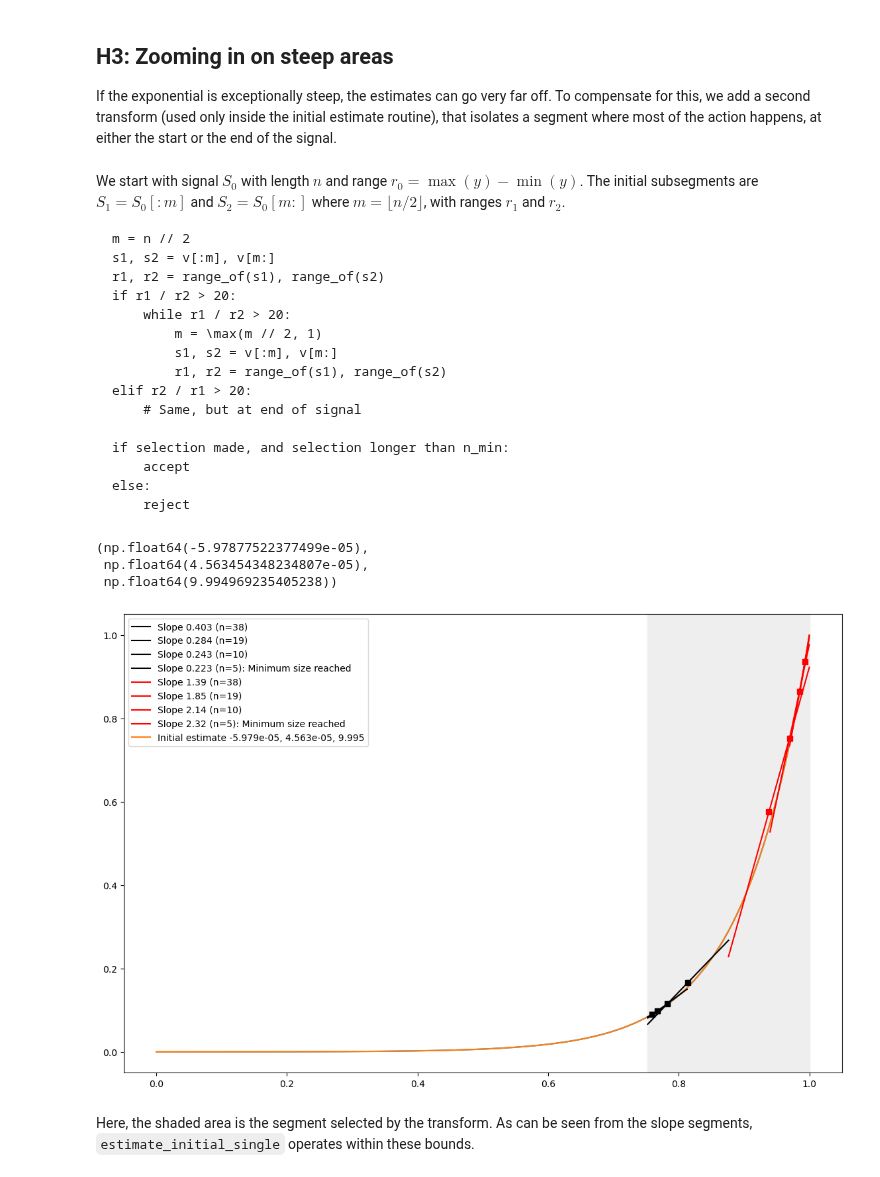
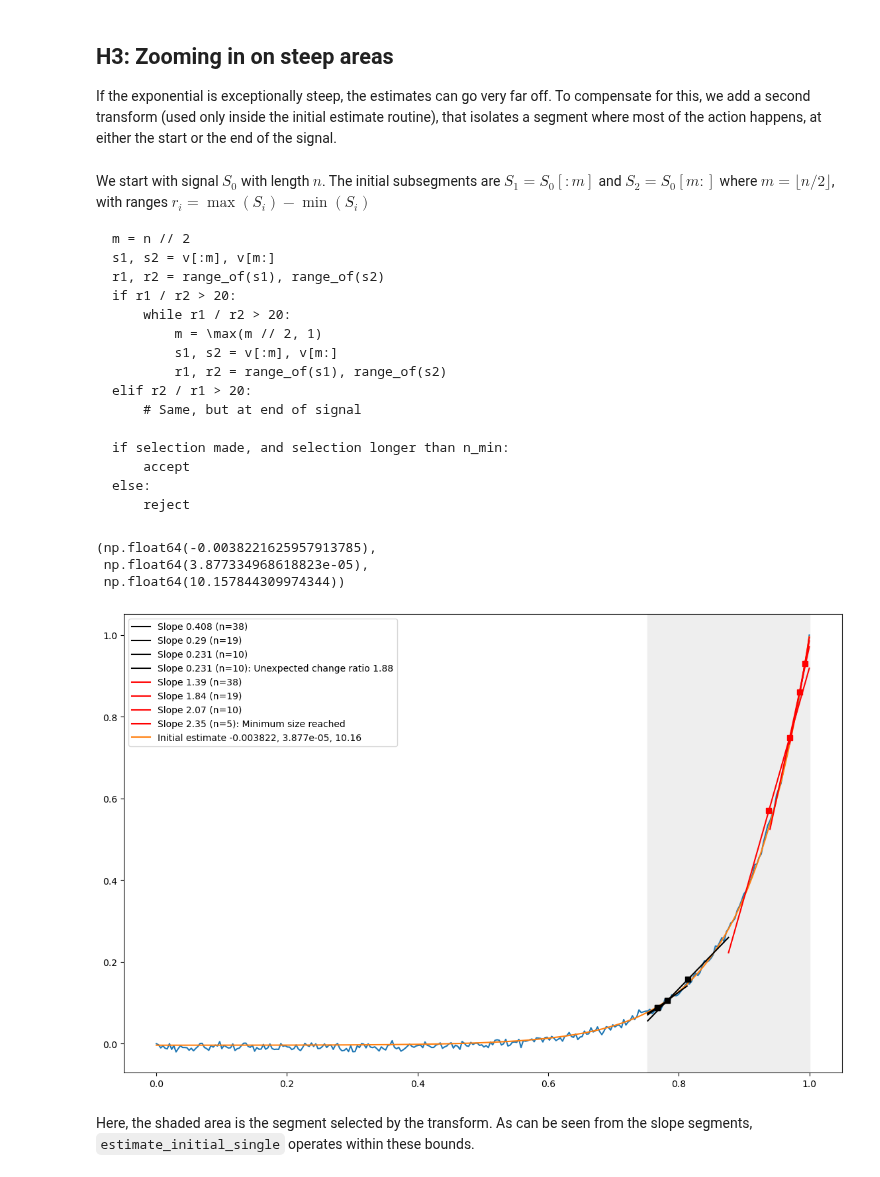
Before and after one commit to myokit/expfit, a Jupyter notebook: docs/expfit-1-initial-guess-single.ipynb, the cells around one changed output. Saved outputs shown, nothing was run; the diff lists cells and outputs as text; code cells hidden in the pictures.

````diff
--- a/docs/expfit-1-initial-guess-single.ipynb
+++ b/docs/expfit-1-initial-guess-single.ipynb
@@ -284,8 +310,8 @@ demo(x, y)
 If the exponential is exceptionally steep, the estimates can go very far off.
 To compensate for this, we add a second transform (used only inside the initial estimate routine), that isolates a segment where most of the action happens, at either the start or the end of the signal.
 # %% [markdown]
-We start with signal $S_0$ with length $n$ and range $r_0 = \max(y) - \min(y)$.
-The initial subsegments are $S_1 = S_0[:m]$ and $S_2 = S_0[m:]$ where $m = \lfloor n / 2 \rfloor$, with ranges $r_1$ and $r_2$.
+We start with signal $S_0$ with length $n$.
+The initial subsegments are $S_1 = S_0[:m]$ and $S_2 = S_0[m:]$ where $m = \lfloor n / 2 \rfloor$, with ranges $r_i = \max(S_i) - \min(S_i)$
 
 ```
 m = n // 2
@@ -305,28 +331,21 @@ else:
     reject
 ```
 # %%
+rng = np.random.default_rng(15)
+
 a0, b0, c0 = 3, -4, 10
 x = np.linspace(0, 1, 300)
 y = a0 + b0 * np.exp(c0 * x)
-
-# Add AR1 noise (https://pints.readthedocs.io/en/stable/noise_generators.html)
-rng = np.random.default_rng(5)
-rho, sigma = 0.9, 0.1
-s = sigma * np.sqrt(1 - rho**2)
-v = rng.normal(0, s, len(x))
-v[0] = rng.uniform()
-for t in range(1, len(x)):
-    v[t] += rho * v[t - 1]
-y += v
+y += rng.normal(0, 5e2, y.shape)
 
 tr = expfit.UnitSquareTransform(x, y)
 x, y = tr.x, tr.y
 expfit.estimate_initial_single(x, y, plot=True)
 # %% [output]
-(np.float64(-5.97877522377499e-05),
- np.float64(4.563454348234807e-05),
- np.float64(9.994969235405238))
+(np.float64(-0.0038221625957913785),
+ np.float64(3.877334968618823e-05),
+ np.float64(10.157844309974344))
-[figure, old version]
+[figure, new version]
 # %% [markdown]
 Here, the shaded area is the segment selected by the transform.
 As can be seen from the slope segments, `estimate_initial_single` operates within these bounds.
````
Also changed, not shown: parts of 1 cell of this notebook, 2 other files.
